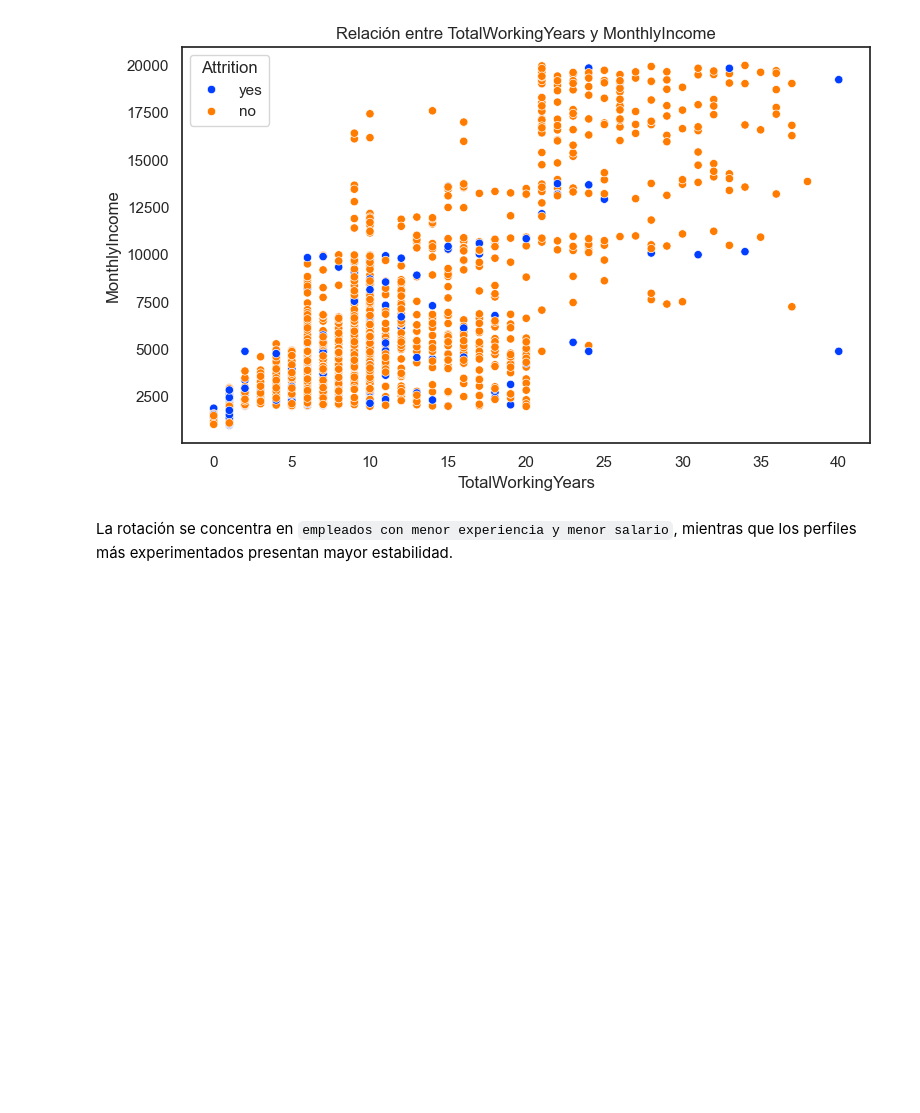
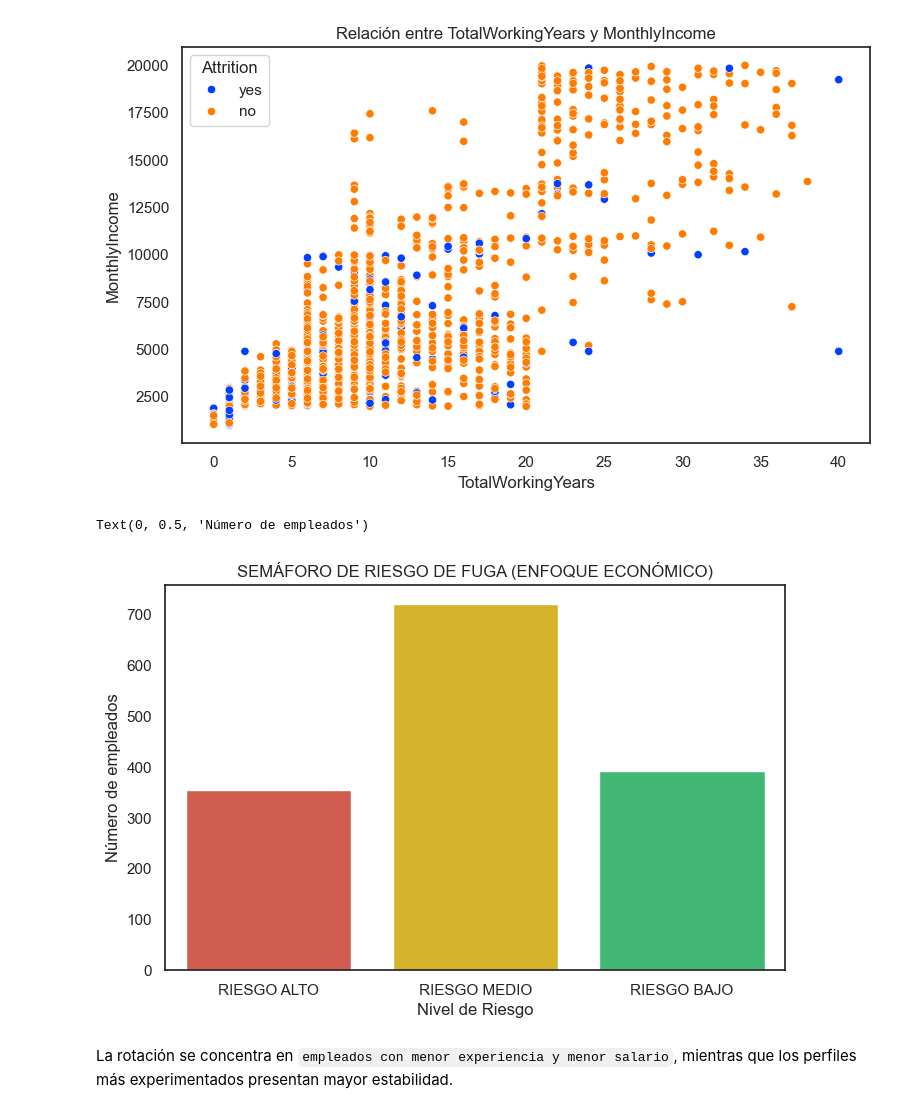
Before and after one commit to AMA00-98/proyecto-da-promo-65-modulo-3-team-2, a Jupyter notebook: fase3.visualizacion proyecto mod 3.ipynb, the cells around one changed output. Cells and saved outputs as stored; diff of their text form; code cells hidden in the pictures; blank space fills up the shorter version.

```diff
--- a/fase3.visualizacion proyecto mod 3.ipynb
+++ b/fase3.visualizacion proyecto mod 3.ipynb
@@ -173,6 +167,28 @@ vis.scatterplot(
 )
 # %% [output]
 [figure]
+# %%
+
+import seaborn as sns
+import matplotlib.pyplot as plt
+
+orden = ["RIESGO ALTO", "RIESGO MEDIO", "RIESGO BAJO"]
+
+plt.figure(figsize=(8,5))
+
+sns.countplot(
+    data=df_hrlimpio,
+    x="Semaforo_Economico",
+    order=orden,
+    palette=["#E74C3C", "#F1C40F", "#2ECC71"]
+)
+
+plt.title("SEMÁFORO DE RIESGO DE FUGA (ENFOQUE ECONÓMICO)")
+plt.xlabel("Nivel de Riesgo")
+plt.ylabel("Número de empleados")
+# %% [output]
+Text(0, 0.5, 'Número de empleados')
+[figure, added]
 # %% [markdown]
 La rotación se concentra en `empleados con menor experiencia y menor salario`, mientras que los perfiles más experimentados presentan mayor estabilidad.
 # %% [markdown]
```
Also changed, not shown: parts of 14 cells of this notebook.
